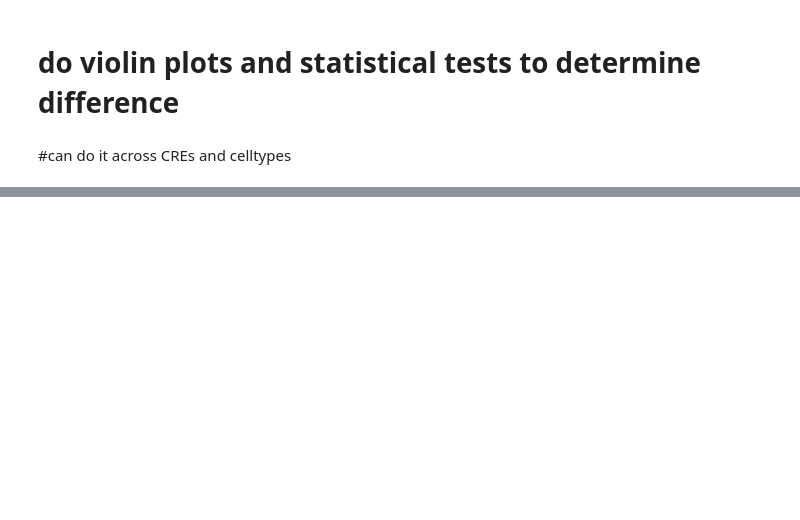
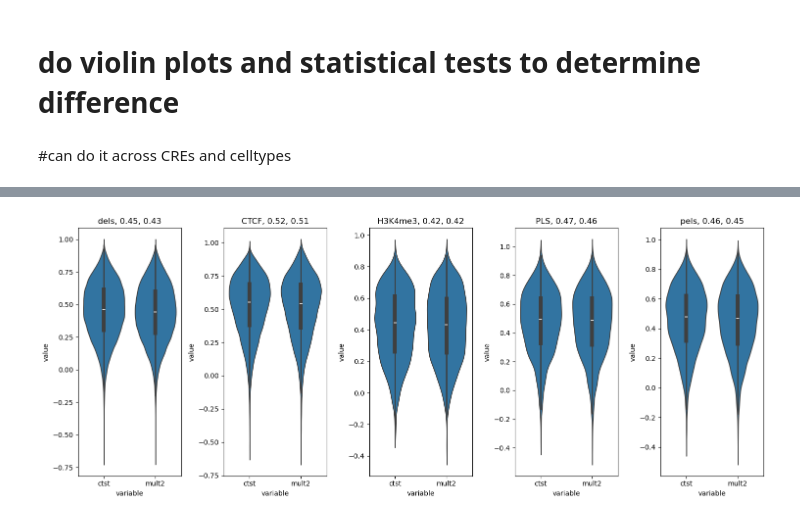
Before and after one commit to Sarthak-Ti/caduceus, a Jupyter notebook: code_test/dVRS_figures.ipynb, the cells around one changed output, grey strips where cells are left out. Cells and saved outputs as stored; diff of their text form; code cells hidden in the pictures; blank space fills up the shorter version.

```diff
--- a/code_test/dVRS_figures.ipynb
+++ b/code_test/dVRS_figures.ipynb
@@ -364,0 +595,21 @@ plt.tick_params(labelsize=20)
+# %%
+#now we do paired violin plots
+import pandas as pd
+df = pd.DataFrame({
+    'correlations_ctst': correlations_ctst,
+    'correlations_mult2': correlations_mult2,
+    'dels': dels_list,
+    'CTCF': CTCF_list,
+    'H3K4me3': H3K4me3_list,
+    'PLS': PLS_list,
+    'pels': pels_list
+})
+
+# Melt the DataFrame to long format for easier plotting
+df_long = df.melt(id_vars=['correlations_ctst', 'correlations_mult2'],
+                  value_vars=['dels', 'CTCF', 'H3K4me3', 'PLS', 'pels'],
+                  var_name='mask', value_name='included')
+
+# Filter to include only True cases
+print(df_long.shape)
+df_long.head()
@@ -364,0 +633,26 @@ plt.tick_params(labelsize=20)
+# %%
+import matplotlib.pyplot as plt
+plt.figure(figsize=(15, 6))
+import seaborn as sns
+
+# Loop through each unique mask and create a subplot
+for i, mask in enumerate(['dels', 'CTCF', 'H3K4me3', 'PLS', 'pels'], 1):
+    plt.subplot(1, 5, i)  # Adjust subplot layout as needed
+    mask_df = df[df[mask]]  # Filter DataFrame by mask
+    # Prepare data for violin plot
+    data_to_plot = pd.concat([
+        mask_df[['correlations_ctst']].rename(columns={'correlations_ctst': 'value'}).assign(variable='ctst'),
+        mask_df[['correlations_mult2']].rename(columns={'correlations_mult2': 'value'}).assign(variable='mult2')
+    ])
+    sns.violinplot(x='variable', y='value', data=data_to_plot)
+    #find the mean of the two
+    ctst_mean = mask_df['correlations_ctst'].mean()
+    mult2_mean = mask_df['correlations_mult2'].mean()
+    plt.title(f'{mask}, {ctst_mean:.2f}, {mult2_mean:.2f}')  # Set title to the name of the mask
+
+plt.tight_layout()
+plt.show()
+
+#this is actually pretty troubling
+# %% [output]
+[figure, added]
```
Also changed, not shown: parts of 20 cells of this notebook, 11 other files.
